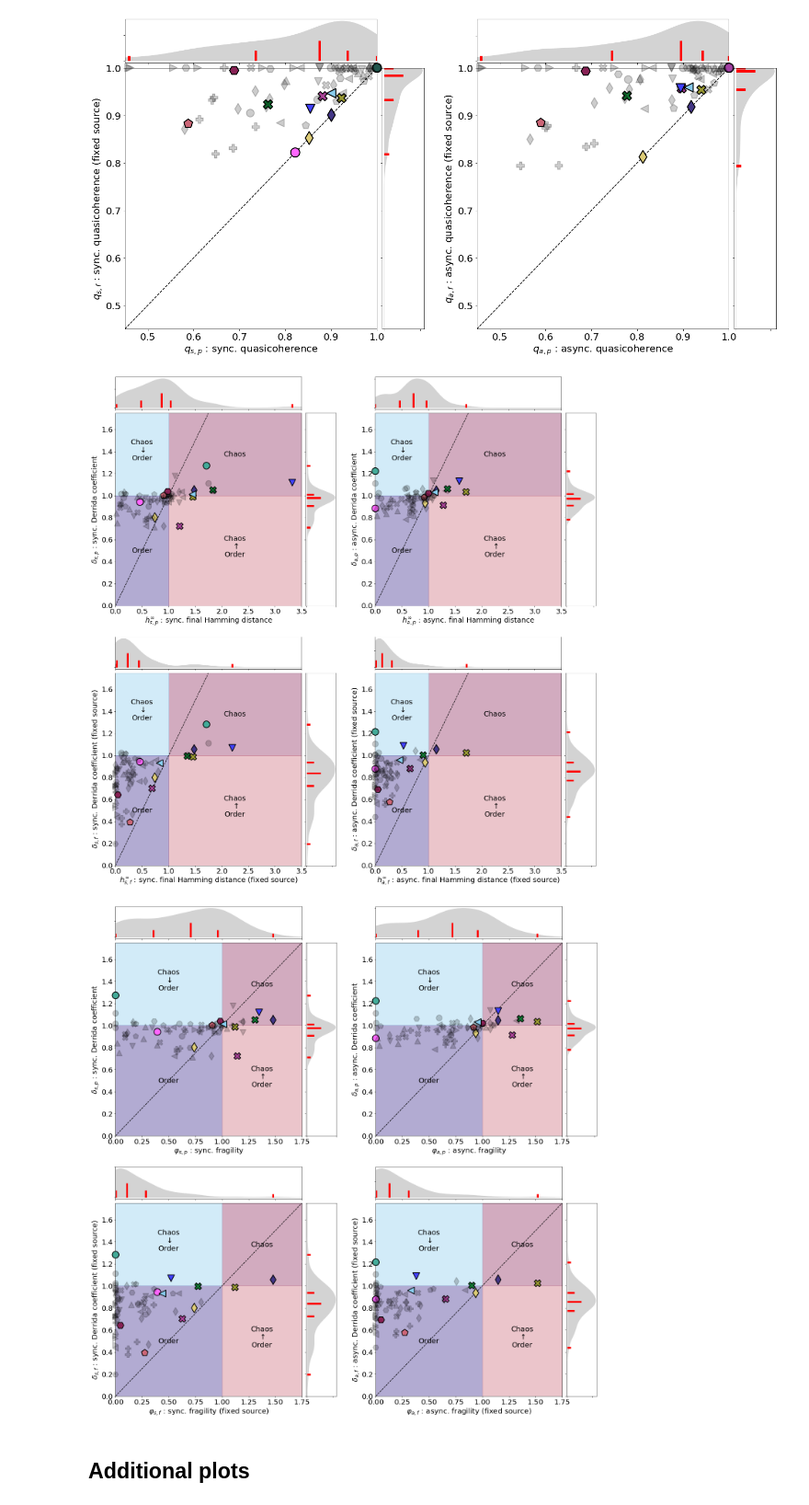
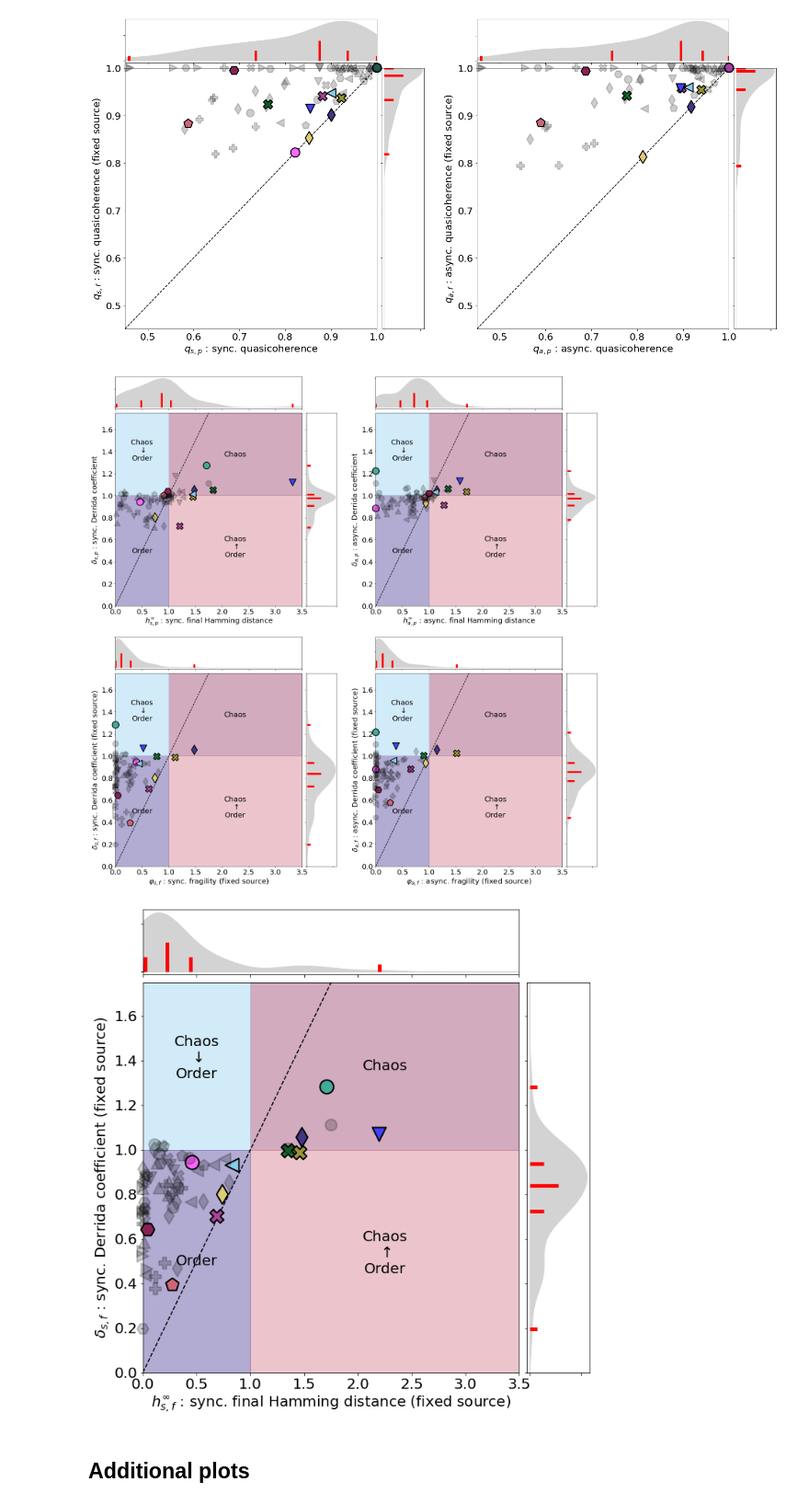
Before and after one commit to kyuhyongpark/cubewalkers-analysis, a Jupyter notebook: perturbation_output_analysis.ipynb, the cells around one changed output. Shown at 92% size. Cells and saved outputs as stored; diff of their text form; code cells hidden in the pictures.

Commit message:
selected different subplots for regime plots

```diff
--- a/perturbation_output_analysis.ipynb
+++ b/perturbation_output_analysis.ipynb
@@ -321,8 +321,8 @@ vars = [
         (PlotVar('AFHD',0.0,3.5),PlotVar('ADC',0.0,1.75)),
     ],
     [
-        (PlotVar('SFHDNS',0.0,3.5),PlotVar('SDCNS',0.0,1.75)),
-        (PlotVar('AFHDNS',0.0,3.5),PlotVar('ADCNS',0.0,1.75)),
+        (PlotVar('SFNS',0.0,3.5),PlotVar('SDCNS',0.0,1.75)),
+        (PlotVar('AFNS',0.0,3.5),PlotVar('ADCNS',0.0,1.75)),
     ],
 ]
 
@@ -339,39 +339,34 @@ quads = (
 )
 
 fig = comparison_plots(vars, quads = quads)
-fig.savefig(f'./data/{models_dir}/figures/Derrida-Hamming.png',bbox_inches='tight')
-fig.savefig(f'./data/{models_dir}/figures/Derrida-Hamming.pdf',bbox_inches='tight')
+fig.savefig(f'./data/{models_dir}/figures/short-term-long-term.png',bbox_inches='tight')
+fig.savefig(f'./data/{models_dir}/figures/short-term-long-term.pdf',bbox_inches='tight')
 # %% [output]
-[figure, old version]
+[figure, new version]
 # %%
 vars = [
     [
-        (PlotVar('SF',0.0,1.75),PlotVar('SDC',0.0,1.75)),
-        (PlotVar('AF',0.0,1.75),PlotVar('ADC',-0.0,1.75)),
-    ],
-    [
-        (PlotVar('SFNS',0.0,1.75),PlotVar('SDCNS',0.0,1.75)),
-        (PlotVar('AFNS',0.0,1.75),PlotVar('ADCNS',0.0,1.75)),
+        (PlotVar('SFHDNS',0.0,3.5),PlotVar('SDCNS',0.0,1.75)),
     ],
 ]
 
 quads = (
     1, 1,
     ['#88225560','#88CCEE60','#33228860','#CC667760',],
     [
         'Chaos',
         ('Chaos\n'+r'$\downarrow$'+'\nOrder\n'),
         'Order',
         ('Chaos\n'+r'$\uparrow$'+'\nOrder\n'),
     ]
 
 )
 
 fig = comparison_plots(vars, quads = quads)
-fig.savefig(f'./data/{models_dir}/figures/Derrida-Fragility.png',bbox_inches='tight')
-fig.savefig(f'./data/{models_dir}/figures/Derrida-Fragility.pdf',bbox_inches='tight')
+fig.savefig(f'./data/{models_dir}/figures/Derrida-predictive.png',bbox_inches='tight')
+fig.savefig(f'./data/{models_dir}/figures/Derrida-predictive.pdf',bbox_inches='tight')
 # %% [output]
-[figure, old version]
+[figure, new version]
 # %% [markdown]
 ## Additional plots
 # %%
```
Also changed, not shown: 4 other files.
